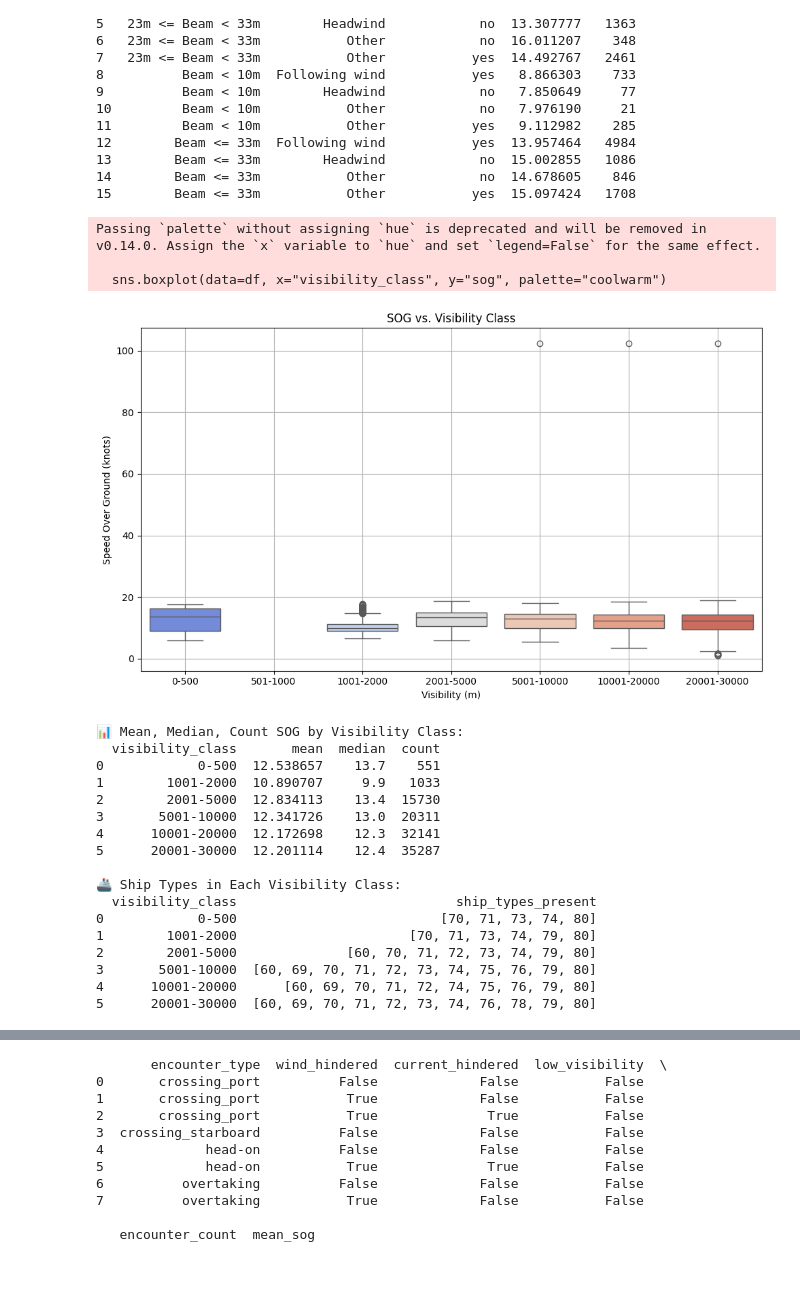
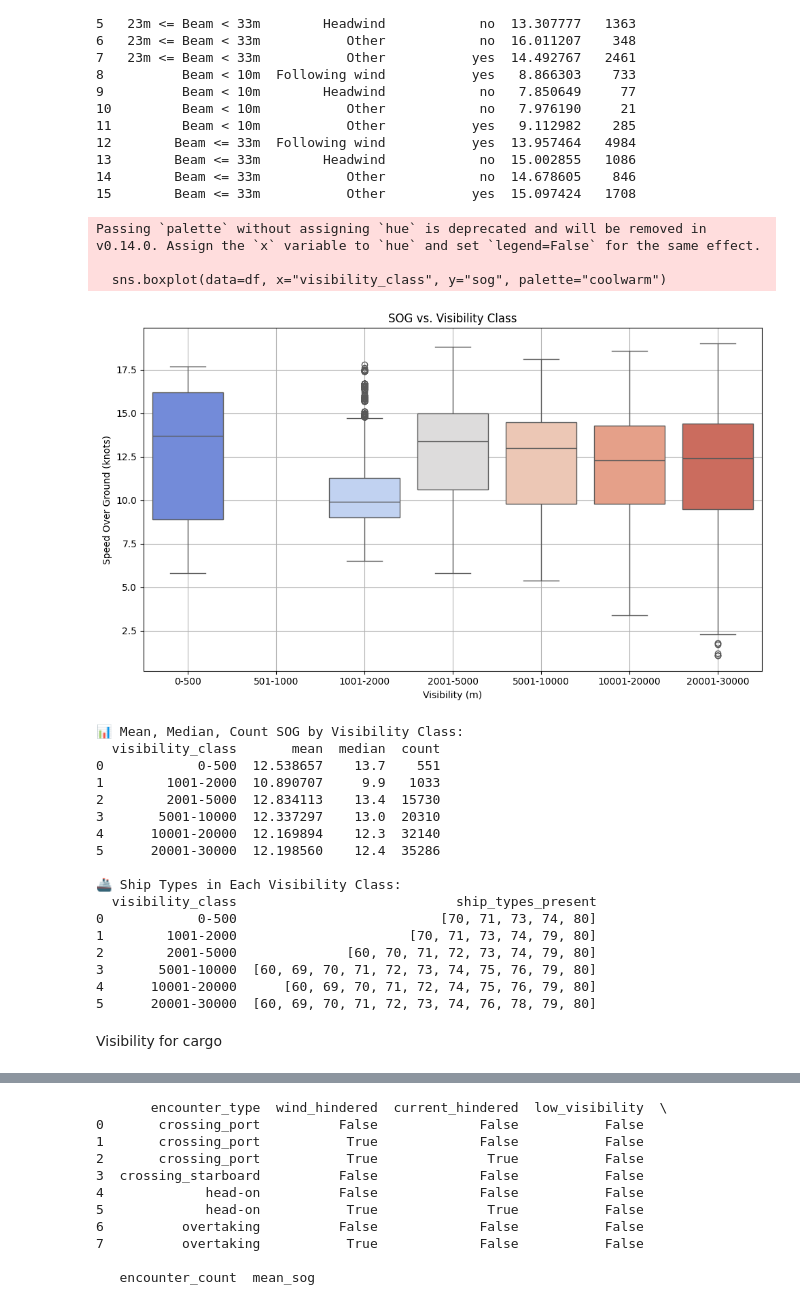
Before and after one commit to AishwaryaCV15/AMS--Maritime-Data-Engineering-Geospatial-Analytics, a Jupyter notebook: Analysis/SOG analysis.ipynb, the cells around one changed output, grey strips where cells are left out. Cells and saved outputs as stored; diff of their text form; code cells hidden in the pictures; blank space fills up the shorter version.

```diff
--- a/Analysis/SOG analysis.ipynb
+++ b/Analysis/SOG analysis.ipynb
@@ -296,6 +463,7 @@ def load_visibility_data():
             AND navigational_status = 0
             AND ship_type BETWEEN 60 AND 80
             and ship_type not in (40,51)
+            and sog<30
     """
     df = pd.read_sql(query, cnx)
     cnx.close()
@@ -307,42 +475,42 @@ df = load_visibility_data()
 df["visibility_class"] = pd.cut(
     df["visibility"],
     bins=[0, 500, 1000, 2000, 5000, 10000, 20000, 30000],
     labels=["0-500", "501-1000", "1001-2000", "2001-5000", "5001-10000", "10001-20000", "20001-30000"]
 )
 
 # --- Plot SOG by visibility class ---
 plt.figure(figsize=(10, 6))
 sns.boxplot(data=df, x="visibility_class", y="sog", palette="coolwarm")
 plt.title("SOG vs. Visibility Class")
 plt.xlabel("Visibility (m)")
 plt.ylabel("Speed Over Ground (knots)")
 plt.grid(True)
 plt.tight_layout()
 plt.show()
 
 # --- Grouped stats: mean, median, count ---
 group_stats = df.groupby("visibility_class", observed=True)["sog"].agg(['mean', 'median', 'count']).reset_index()
 print("\n📊 Mean, Median, Count SOG by Visibility Class:")
 print(group_stats)
 
 # --- Ship types per visibility class ---
 ship_types_by_bin = df.groupby("visibility_class", observed=True)["ship_type"].apply(lambda x: sorted(x.unique().tolist())).reset_index()
 ship_types_by_bin.rename(columns={"ship_type": "ship_types_present"}, inplace=True)
 print("\n🚢 Ship Types in Each Visibility Class:")
 print(ship_types_by_bin)
 # %% [output]
 Passing `palette` without assigning `hue` is deprecated and will be removed in v0.14.0. Assign the `x` variable to `hue` and set `legend=False` for the same effect.
 
   sns.boxplot(data=df, x="visibility_class", y="sog", palette="coolwarm")
-[figure, old version]
+[figure, new version]
 📊 Mean, Median, Count SOG by Visibility Class:
   visibility_class       mean  median  count
 0            0-500  12.538657    13.7    551
 1        1001-2000  10.890707     9.9   1033
 2        2001-5000  12.834113    13.4  15730
-3       5001-10000  12.341726    13.0  20311
-4      10001-20000  12.172698    12.3  32141
-5      20001-30000  12.201114    12.4  35287
+3       5001-10000  12.337297    13.0  20310
+4      10001-20000  12.169894    12.3  32140
+5      20001-30000  12.198560    12.4  35286
 
 🚢 Ship Types in Each Visibility Class:
   visibility_class                            ship_types_present
@@ -352,3 +520,5 @@ Passing `palette` without assigning `hue` is deprecated and will be removed in v
 3       5001-10000  [60, 69, 70, 71, 72, 73, 74, 75, 76, 79, 80]
 4      10001-20000      [60, 69, 70, 71, 72, 74, 75, 76, 79, 80]
 5      20001-30000  [60, 69, 70, 71, 72, 73, 74, 76, 78, 79, 80]
+# %% [markdown]
+Visibility for cargo
```
Also changed, not shown: parts of 25 cells of this notebook, 4 other files.
